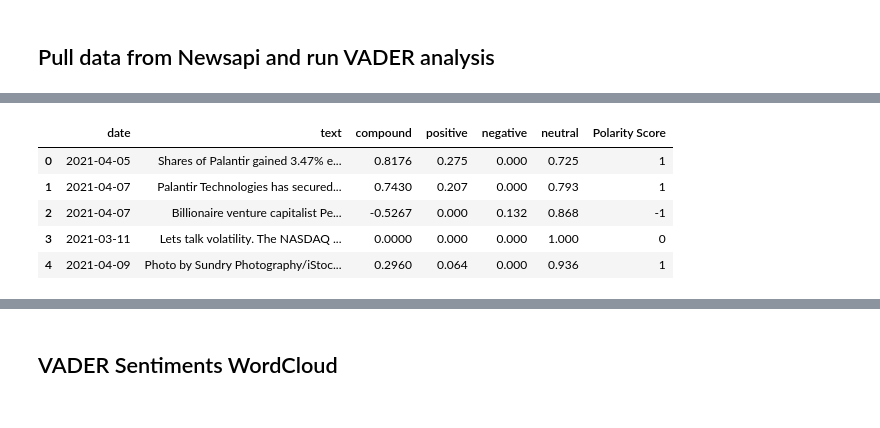
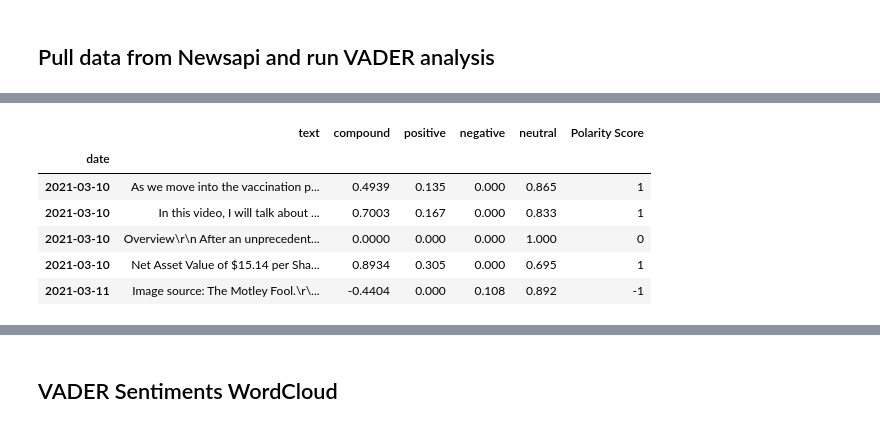
Before and after one commit to lfarlima/Multivariate-Time-Series-Analysis-of-Sentiment-Scores, a Jupyter notebook: Project_2.ipynb, the cells around one changed output, grey strips where cells are left out. Saved outputs shown, nothing was run; the diff lists cells and outputs as text; code cells hidden in the pictures.

```diff
--- a/Project_2.ipynb
+++ b/Project_2.ipynb
@@ -255,5 +291,6 @@ pltr_twitter_sentiment_df.groupby('Polarity Score').size().plot(kind='bar')
 # %%
  # Transform the response dictionary to a DataFrame
-pltr_newsapi_df = pd.DataFrame.from_dict(pltr_headlines["articles"])
+pltr_newsapi_df = pd.read_csv('Newsapi.csv')
+
 pltr_newsapi_df.head()
 # %% [output]
@@ -266,10 +303,10 @@ pltr_newsapi_df.head()
 # %%
 pltr_sentiments = []
 
-for article in pltr_headlines["articles"]:
+for index, row in pltr_newsapi_df.iterrows():
     try:
-        text = article["content"]
-        date = article["publishedAt"][:10]
+        text = row["content"]
+        date = row["publishedAt"]
         sentiment = analyzer.polarity_scores(text)
         compound = sentiment["compound"]
         pos = sentiment["pos"]
@@ -293,17 +330,17 @@ for article in pltr_headlines["articles"]:
 # %%
 # Create DataFrame
 pltr_newsapi_sentiment_df = pd.DataFrame(pltr_sentiments)
 
 # Reorder DataFrame columns
-cols = ["date", "text", "compound", "positive", "negative", "neutral",'Polarity Score']
-pltr_newsapi_sentiment_df = pltr_newsapi_sentiment_df[cols]
-pltr_newsapi_sentiment_df.sort_values('date')
-pltr_newsapi_sentiment_df.set_index('date')
+pltr_newsapi_sentiment_df=pltr_newsapi_sentiment_df.sort_values('date')
+pltr_newsapi_sentiment_df['date'] = pd.to_datetime(pltr_newsapi_sentiment_df['date']).dt.date
+pltr_newsapi_sentiment_df.set_index('date',inplace=True)
 pltr_newsapi_sentiment_df.head()
 # %% [output]
-|  | date | text | compound | positive | negative | neutral | Polarity Score |
-| 0 | 2021-04-05 | Shares of Palantir gained 3.47% e... | 0.8176 | 0.275 | 0.000 | 0.725 | 1 |
-| 1 | 2021-04-07 | Palantir Technologies has secured... | 0.7430 | 0.207 | 0.000 | 0.793 | 1 |
-| 2 | 2021-04-07 | Billionaire venture capitalist Pe... | -0.5267 | 0.000 | 0.132 | 0.868 | -1 |
-| 3 | 2021-03-11 | Lets talk volatility. The NASDAQ ... | 0.0000 | 0.000 | 0.000 | 1.000 | 0 |
-| 4 | 2021-04-09 | Photo by Sundry Photography/iStoc... | 0.2960 | 0.064 | 0.000 | 0.936 | 1 |
+|  | text | compound | positive | negative | neutral | Polarity Score |
+| date |  |  |  |  |  |  |
+| 2021-03-10 | As we move into the vaccination p... | 0.4939 | 0.135 | 0.000 | 0.865 | 1 |
+| 2021-03-10 | In this video, I will talk about ... | 0.7003 | 0.167 | 0.000 | 0.833 | 1 |
+| 2021-03-10 | Overview\r\n After an unprecedent... | 0.0000 | 0.000 | 0.000 | 1.000 | 0 |
+| 2021-03-10 | Net Asset Value of $15.14 per Sha... | 0.8934 | 0.305 | 0.000 | 0.695 | 1 |
+| 2021-03-11 | Image source: The Motley Fool.\r\... | -0.4404 | 0.000 | 0.108 | 0.892 | -1 |
```
Also changed, not shown: parts of 35 cells of this notebook, 1 other file.
